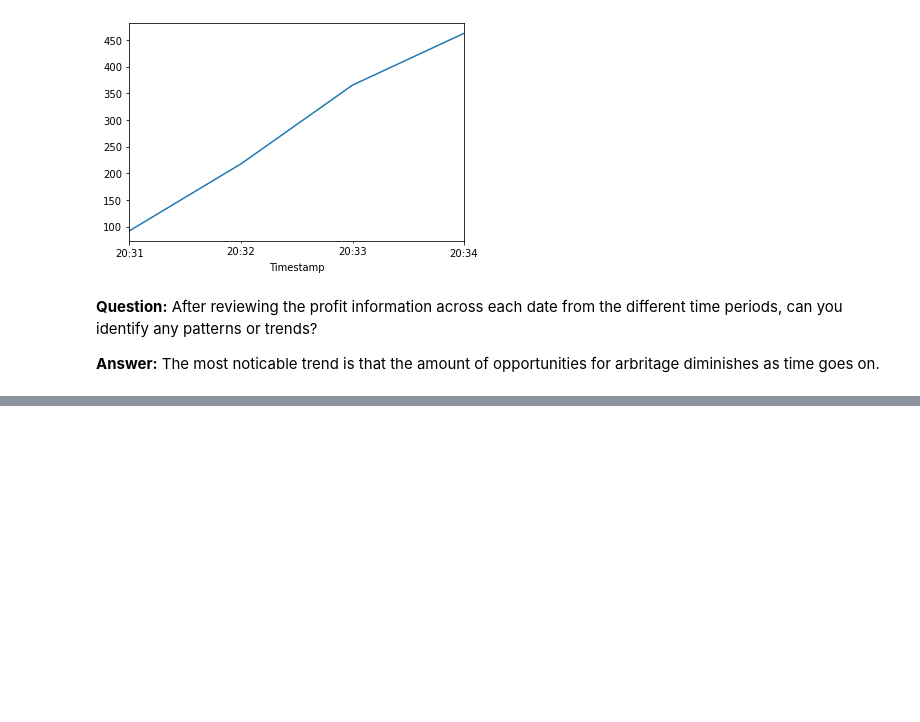
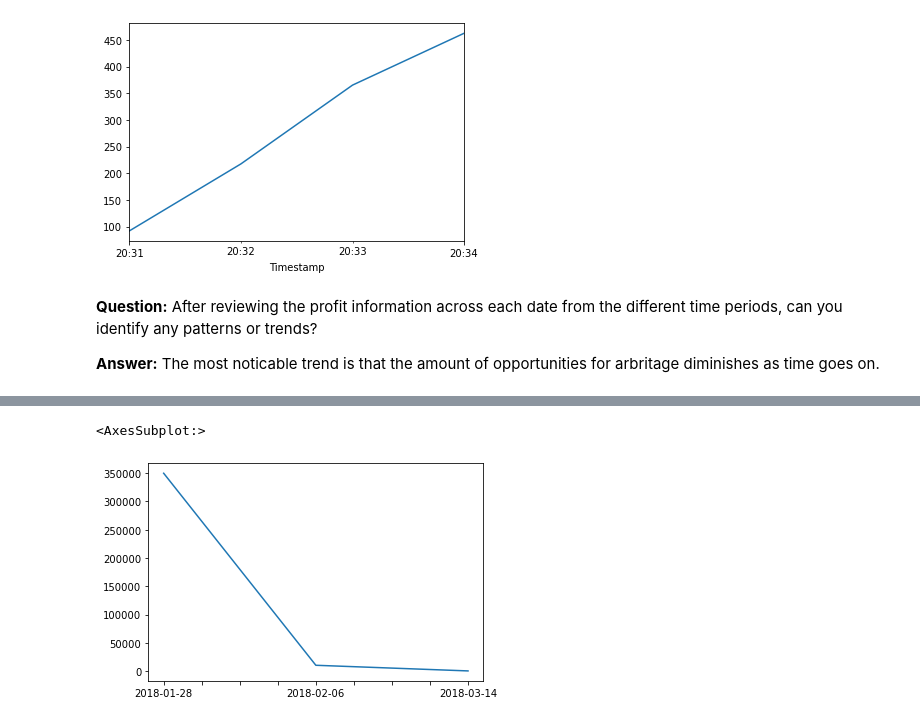
Before and after one commit to victorxdang/ArbitrageAnaylsis, a Jupyter notebook: crypto_arbitrage.ipynb, the cells around one changed output, grey strips where cells are left out. Saved outputs shown, nothing was run; the diff lists cells and outputs as text; code cells hidden in the pictures; blank space fills up the shorter version.

```diff
--- a/crypto_arbitrage.ipynb
+++ b/crypto_arbitrage.ipynb
@@ -790,0 +817,6 @@ cumulative_profit_late.plot()
+# %%
+# the sum of the trades for these three days
+trades_summary["Sum"].plot()
+# %% [output]
+<AxesSubplot:>
+[figure, added]
```
Also changed, not shown: parts of 7 cells of this notebook.
